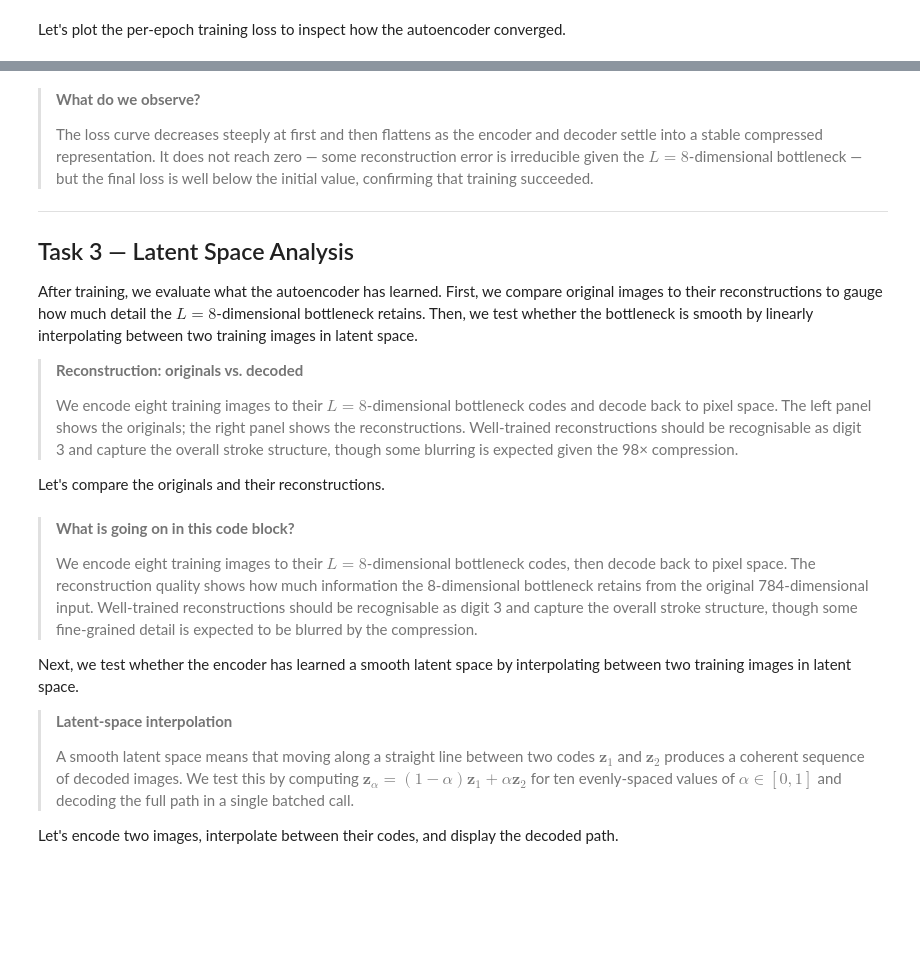
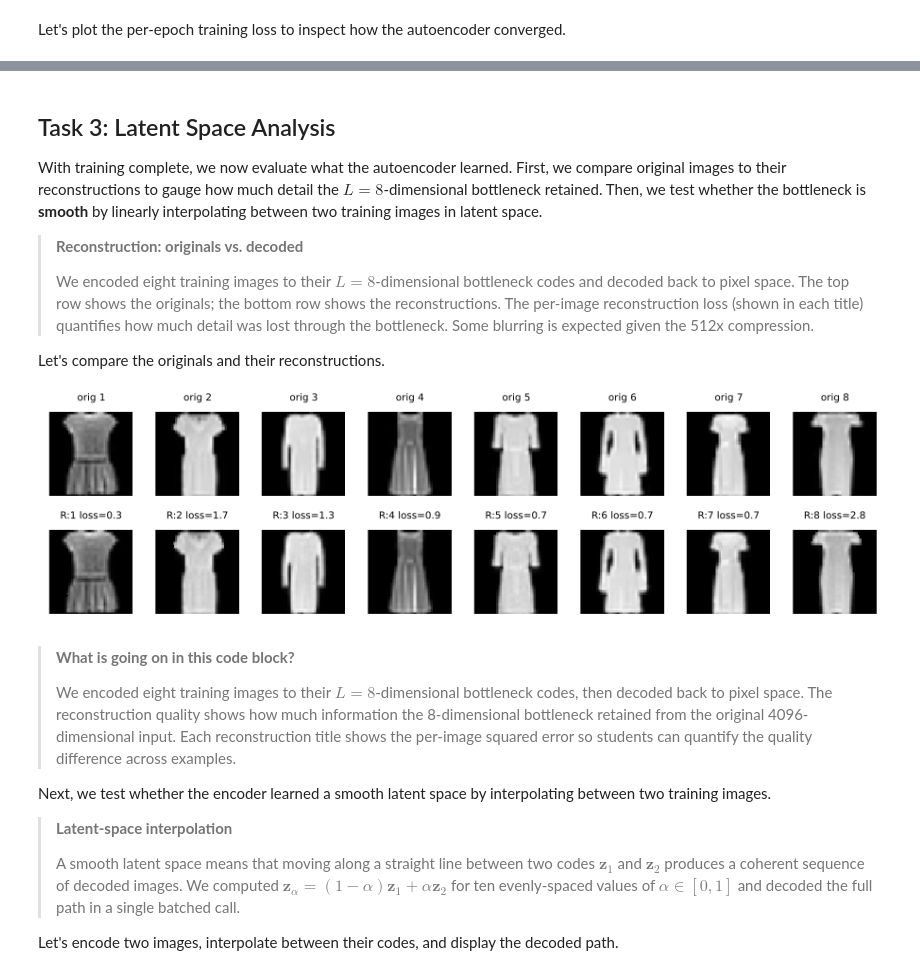
Before and after one commit to varnerlab/PS5-CHEME-5820-S2025, a Jupyter notebook: PS5-CHEME-5820-Solution-AE-S2025.ipynb, the cells around one changed output, grey strips where cells are left out. Saved outputs shown, nothing was run; the diff lists cells and outputs as text; code cells hidden in the pictures; blank space fills up the shorter version.

```diff
--- a/PS5-CHEME-5820-Solution-AE-S2025.ipynb
+++ b/PS5-CHEME-5820-Solution-AE-S2025.ipynb
@@ -231,45 +336,56 @@ plot(losses;
 # %% [markdown]
-> __What do we observe?__
->
-> The loss curve decreases steeply at first and then flattens as the encoder and decoder settle into a stable compressed representation. It does not reach zero — some reconstruction error is irreducible given the $L = 8$-dimensional bottleneck — but the final loss is well below the initial value, confirming that training succeeded.
+## Task 3: Latent Space Analysis
 
-___
-## Task 3 — Latent Space Analysis
-
-After training, we evaluate what the autoencoder has learned. First, we compare original images to their reconstructions to gauge how much detail the $L = 8$-dimensional bottleneck retains. Then, we test whether the bottleneck is smooth by linearly interpolating between two training images in latent space.
+With training complete, we now evaluate what the autoencoder learned. First, we compare original images to their reconstructions to gauge how much detail the $L = 8$-dimensional bottleneck retained. Then, we test whether the bottleneck is **smooth** by linearly interpolating between two training images in latent space.
 
 > __Reconstruction: originals vs. decoded__
 >
-> We encode eight training images to their $L = 8$-dimensional bottleneck codes and decode back to pixel space. The left panel shows the originals; the right panel shows the reconstructions. Well-trained reconstructions should be recognisable as digit 3 and capture the overall stroke structure, though some blurring is expected given the 98× compression.
+> We encoded eight training images to their $L = 8$-dimensional bottleneck codes and decoded back to pixel space. The top row shows the originals; the bottom row shows the reconstructions. The per-image reconstruction loss (shown in each title) quantifies how much detail was lost through the bottleneck. Some blurring is expected given the 512x compression.
 
 Let's compare the originals and their reconstructions.
 # %%
-# Reconstruction: original vs AE output
+# reconstruction quality: originals (top) vs AE reconstructions (bottom) -
 let
-    n_show  = 8;
-    x_orig  = X[:, 1:n_show];
-    z_orig  = encode(ae, x_orig);
+    n_show = 8;
+    x_orig = X[:, 1:n_show];
+    z_orig = encode(ae, x_orig);
     x_recon = decode(ae, z_orig);
 
-    p_orig  = show_image_grid(x_orig;  nrows=2, ncols=4);
-    p_recon = show_image_grid(x_recon; nrows=2, ncols=4);
-    plot(p_orig, p_recon; layout=(1, 2), size=(700, 250),
-         plot_title="Left: originals   Right: reconstructions")
+    # per-image squared reconstruction error -
+    per_image_loss = vec(sum((x_orig .- x_recon).^2; dims=1));
+
+    # build labeled panels -
+    plots = [];
+    for i in 1:n_show
+        # original -
+        img = Gray.(reshape(x_orig[:, i], 64, 64)');
+        push!(plots, heatmap(img, color=:grays, axis=false, ticks=false,
+            title="orig $(i)", titlefontsize=7, aspect_ratio=:equal));
+    end
+    for i in 1:n_show
+        # reconstruction (title shows the per-image loss) -
+        img = Gray.(reshape(x_recon[:, i], 64, 64)');
+        push!(plots, heatmap(img, color=:grays, axis=false, ticks=false,
+            title="R:$(i) loss=$(round(per_image_loss[i], digits=1))", titlefontsize=7, aspect_ratio=:equal));
+    end
+
+    plot(plots..., layout=(2, n_show), size=(900, 250))
 end
+# %% [output]
+[figure, added]
 # %% [markdown]
 > __What is going on in this code block?__
 >
-> We encode eight training images to their $L=8$-dimensional bottleneck codes, then decode
+> We encoded eight training images to their $L=8$-dimensional bottleneck codes, then decoded
 > back to pixel space. The reconstruction quality shows how much information the 8-dimensional
-> bottleneck retains from the original 784-dimensional input. Well-trained reconstructions
-> should be recognisable as digit 3 and capture the overall stroke structure, though some
-> fine-grained detail is expected to be blurred by the compression.
+> bottleneck retained from the original 4096-dimensional input. Each reconstruction title shows
+> the per-image squared error so students can quantify the quality difference across examples.
 
-Next, we test whether the encoder has learned a smooth latent space by interpolating between two training images in latent space.
+Next, we test whether the encoder learned a smooth latent space by interpolating between two training images.
 
 > __Latent-space interpolation__
 >
-> A smooth latent space means that moving along a straight line between two codes $\mathbf{z}_1$ and $\mathbf{z}_2$ produces a coherent sequence of decoded images. We test this by computing $\mathbf{z}_\alpha = (1 - \alpha)\mathbf{z}_1 + \alpha\mathbf{z}_2$ for ten evenly-spaced values of $\alpha \in [0, 1]$ and decoding the full path in a single batched call.
+> A smooth latent space means that moving along a straight line between two codes $\mathbf{z}_1$ and $\mathbf{z}_2$ produces a coherent sequence of decoded images. We computed $\mathbf{z}_\alpha = (1 - \alpha)\mathbf{z}_1 + \alpha\mathbf{z}_2$ for ten evenly-spaced values of $\alpha \in [0, 1]$ and decoded the full path in a single batched call.
 
 Let's encode two images, interpolate between their codes, and display the decoded path.
 # %%
```
Also changed, not shown: parts of 35 cells of this notebook, 8 other files.
